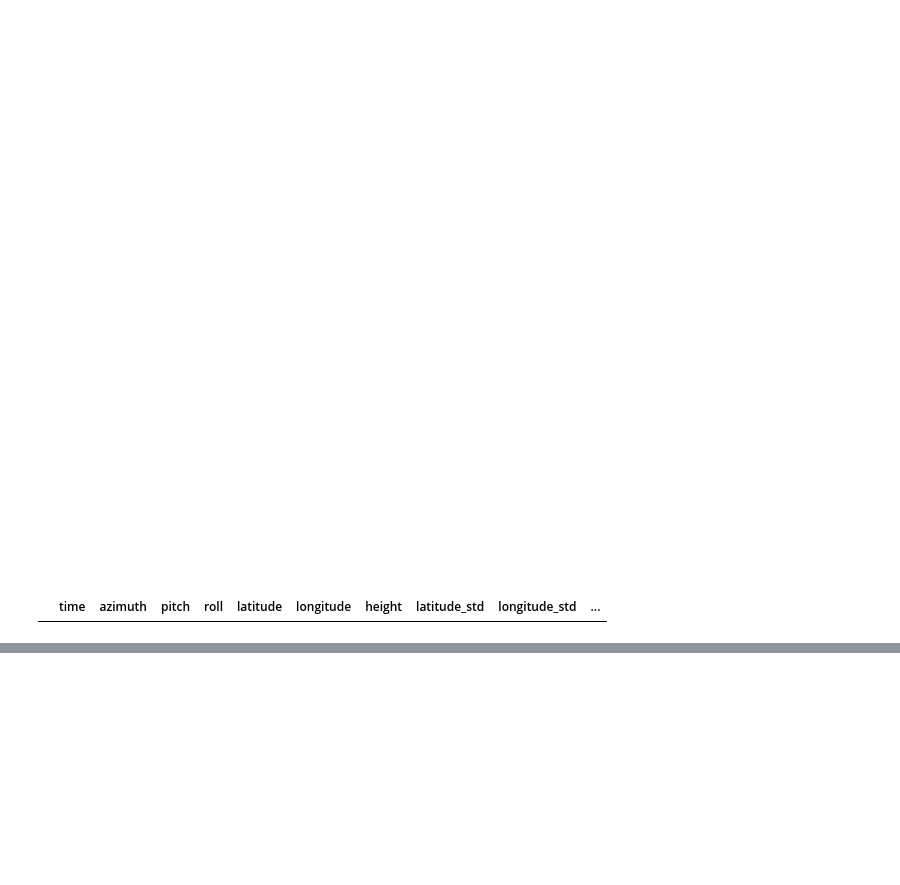
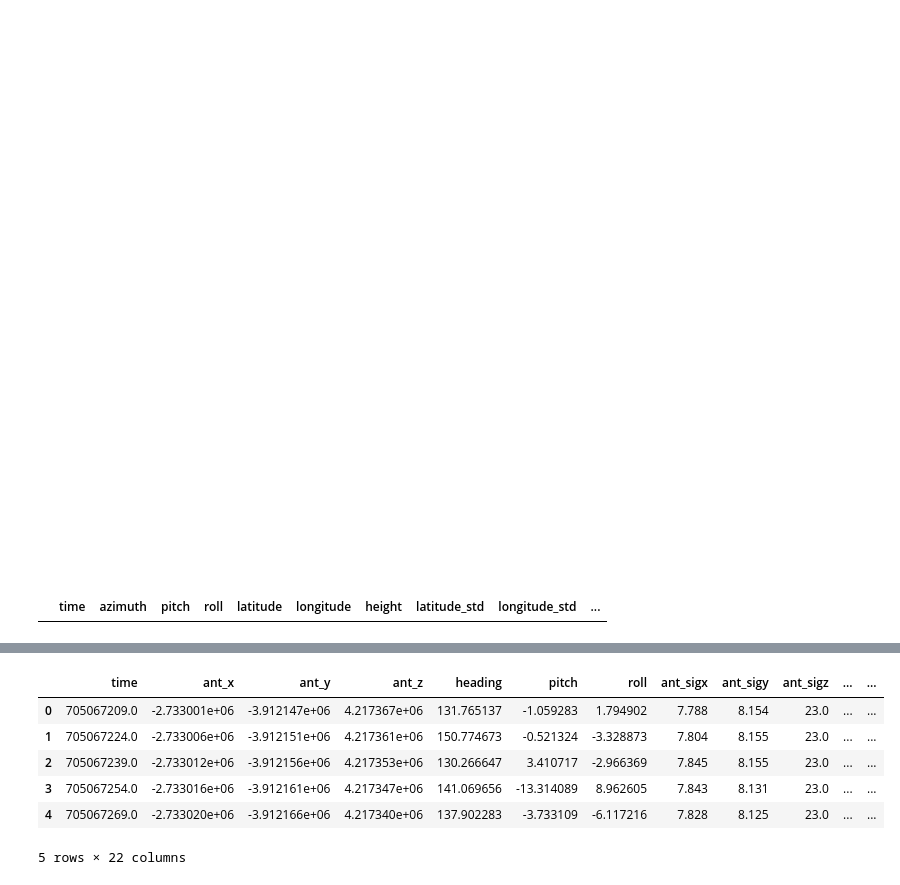
Before and after one commit to EarthScope/es_sfgtools, a Jupyter notebook: dev/notebooks/ncc1_demo.ipynb, the cells around one changed output, grey strips where cells are left out. Drawn from its saved outputs; the diff is of its cells as text; code cells hidden in the pictures; blank space fills up the shorter version.

```diff
--- a/dev/notebooks/ncc1_demo.ipynb
+++ b/dev/notebooks/ncc1_demo.ipynb
@@ -186,0 +260,12 @@ gps_df["v_sdnu"] = 1
+# %%
+position_df = pd.concat([position_df_0, position_df_1])
+position_df.time = position_df.time.apply(lambda x: time_to_j200(x))
+position_df.head()
+# %% [output]
+|  | time | ant_x | ant_y | ant_z | heading | pitch | roll | ant_sigx | ant_sigy | ant_sigz | ... | ... |
+| 0 | 705067209.0 | -2.733001e+06 | -3.912147e+06 | 4.217367e+06 | 131.765137 | -1.059283 | 1.794902 | 7.788 | 8.154 | 23.0 | ... | ... |
+| 1 | 705067224.0 | -2.733006e+06 | -3.912151e+06 | 4.217361e+06 | 150.774673 | -0.521324 | -3.328873 | 7.804 | 8.155 | 23.0 | ... | ... |
+| 2 | 705067239.0 | -2.733012e+06 | -3.912156e+06 | 4.217353e+06 | 130.266647 | 3.410717 | -2.966369 | 7.845 | 8.155 | 23.0 | ... | ... |
+| 3 | 705067254.0 | -2.733016e+06 | -3.912161e+06 | 4.217347e+06 | 141.069656 | -13.314089 | 8.962605 | 7.843 | 8.131 | 23.0 | ... | ... |
+| 4 | 705067269.0 | -2.733020e+06 | -3.912166e+06 | 4.217340e+06 | 137.902283 | -3.733109 | -6.117216 | 7.828 | 8.125 | 23.0 | ... | ... |
+5 rows × 22 columns
```
Also changed, not shown: parts of 4 cells of this notebook.
